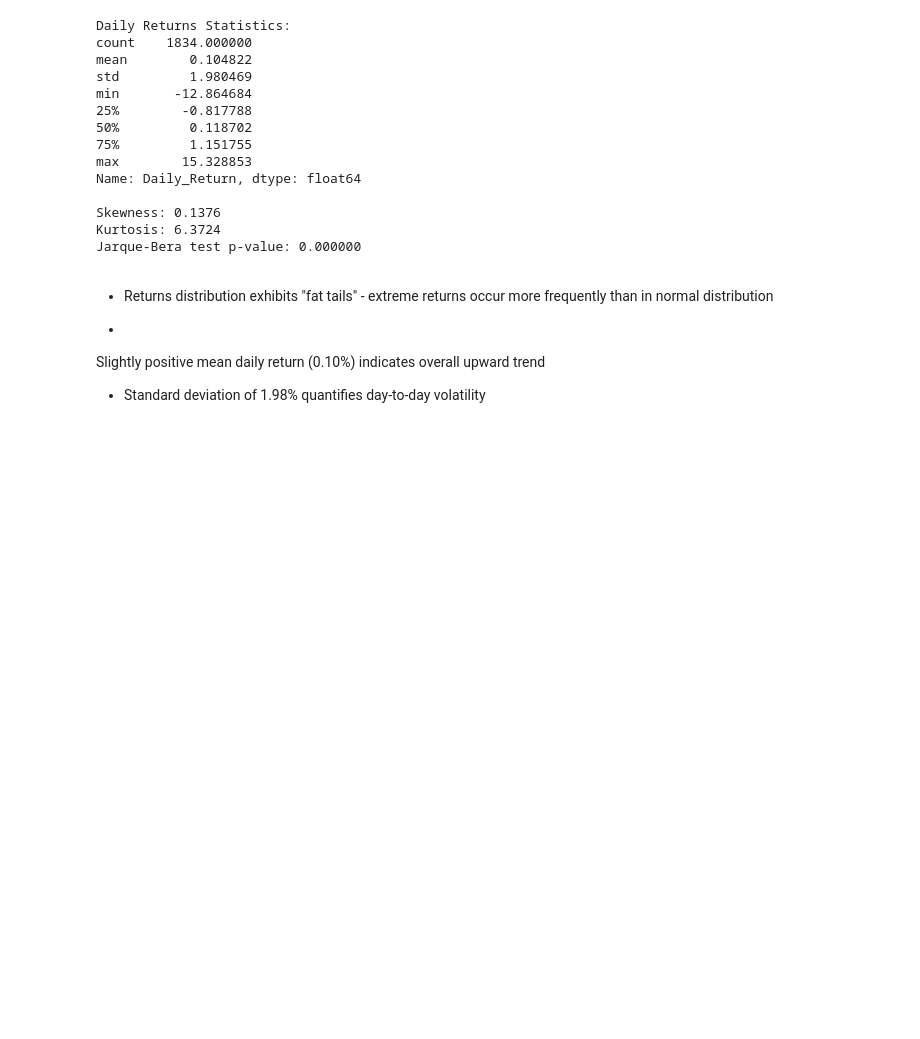
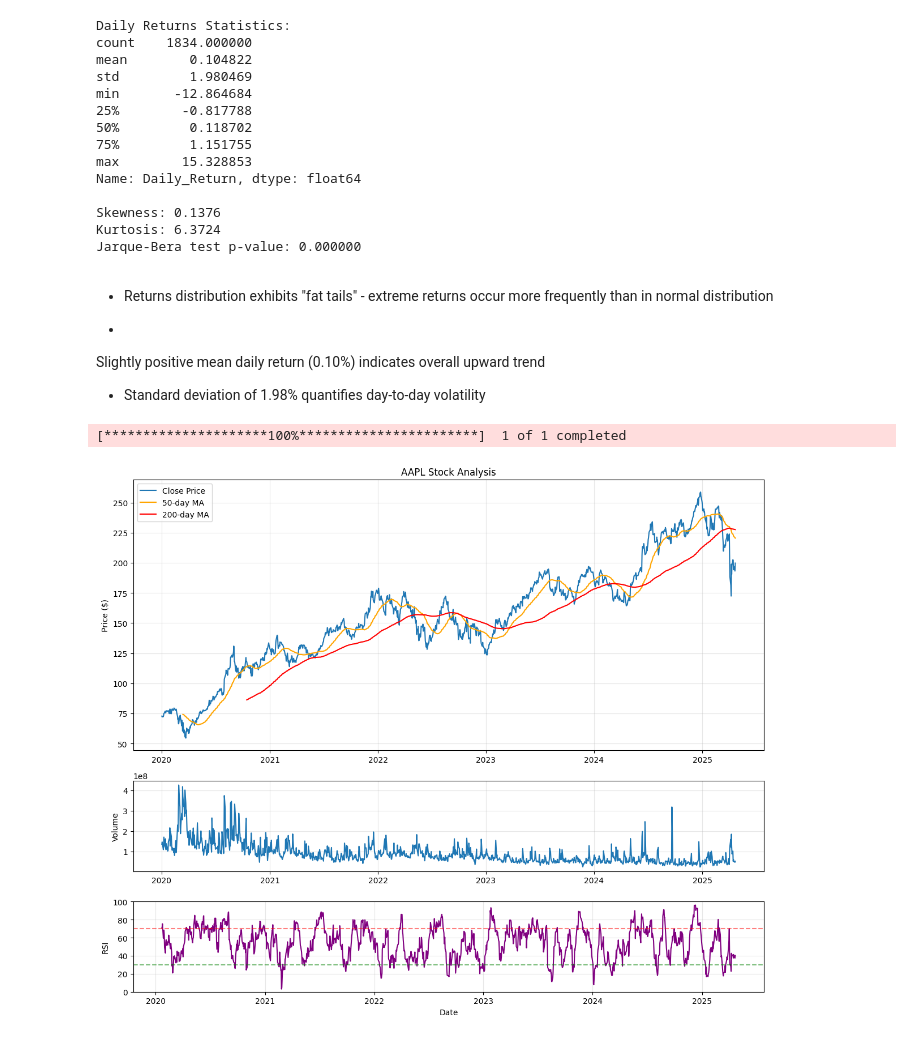
Before and after one commit to vishalgarg99/-IntegratingRegression-and-LSTM-Models-for-Accurate-Stock-Price-Prediction-Using-Yahoo-Finance-Data-, a Jupyter notebook: Data_exploratory.ipynb, the cells around one changed output. Drawn from its saved outputs; the diff is of its cells as text; code cells hidden in the pictures; blank space fills up the shorter version.

Commit message:
Added price-volume relationship analysis with Rsi

```diff
--- a/Data_exploratory.ipynb
+++ b/Data_exploratory.ipynb
@@ -206,3 +206,53 @@ frequently than in normal distribution
 *
 Slightly positive mean daily return (0.10%) indicates overall upward trend
 *   Standard deviation of 1.98% quantifies day-to-day volatility
+# %%
+import matplotlib.pyplot as plt
+import yfinance as yf
+from datetime import datetime
+
+# Get data
+apple_data = yf.download('AAPL', start='2020-01-01')
+
+# Calculate indicators
+apple_data['MA50'] = apple_data['Close'].rolling(window=50).mean()
+apple_data['MA200'] = apple_data['Close'].rolling(window=200).mean()
+
+# Calculate RSI
+delta = apple_data['Close'].diff()
+gain = delta.where(delta > 0, 0).rolling(window=14).mean()
+loss = -delta.where(delta < 0, 0).rolling(window=14).mean()
+rs = gain / loss
+apple_data['RSI'] = 100 - (100 / (1 + rs))
+
+# Create enhanced figure
+fig, (ax1, ax2, ax3) = plt.subplots(3, 1, figsize=(12, 10), gridspec_kw={'height_ratios': [3, 1, 1]})
+
+# Plot price with MAs
+ax1.plot(apple_data.index, apple_data['Close'], label='Close Price')
+ax1.plot(apple_data.index, apple_data['MA50'], label='50-day MA', color='orange')
+ax1.plot(apple_data.index, apple_data['MA200'], label='200-day MA', color='red')
+ax1.set_title('AAPL Stock Analysis')
+ax1.set_ylabel('Price ($)')
+ax1.grid(True, alpha=0.3)
+ax1.legend()
+
+# Plot volume
+ax2.plot(apple_data.index, apple_data['Volume'])
+ax2.set_ylabel('Volume')
+ax2.grid(True, alpha=0.3)
+
+# Plot RSI
+ax3.plot(apple_data.index, apple_data['RSI'], color='purple')
+ax3.axhline(y=70, color='r', linestyle='--', alpha=0.5)
+ax3.axhline(y=30, color='g', linestyle='--', alpha=0.5)
+ax3.set_ylabel('RSI')
+ax3.set_xlabel('Date')
+ax3.grid(True, alpha=0.3)
+ax3.set_ylim(0, 100)
+
+plt.tight_layout()
+plt.show()
+# %% [output]
+[*********************100%***********************]  1 of 1 completed
+[figure, added]
```
